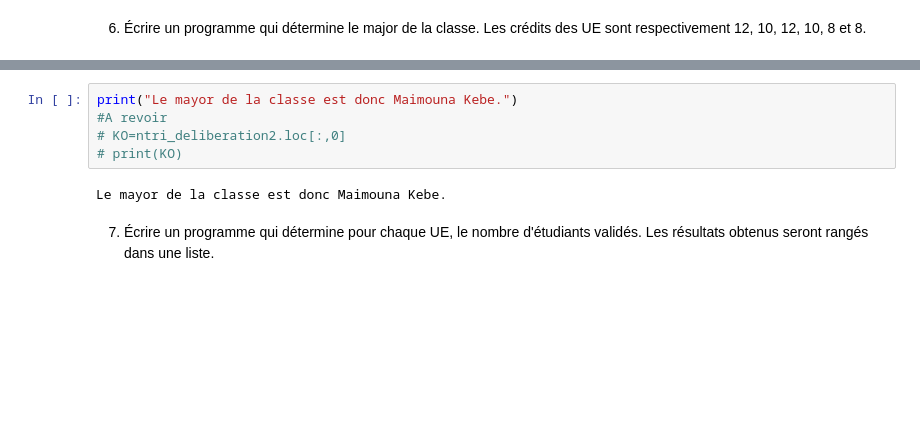
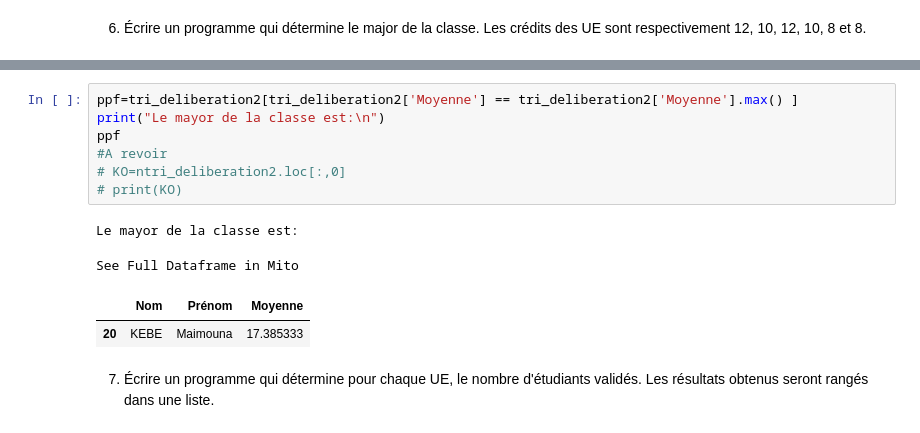
Before and after one commit to Ousoka/Cas_Pratique2, a Jupyter notebook: Cas_Pratique2.ipynb, the cells around one changed output, grey strips where cells are left out. Cells and saved outputs as stored; diff of their text form; blank space fills up the shorter version.

```diff
--- a/Cas_Pratique2.ipynb
+++ b/Cas_Pratique2.ipynb
@@ -279,11 +279,16 @@ See Full Dataframe in Mito
 | 38 | SY | Cheikhou | 0.000000 |
 # %%
-print("Le mayor de la classe est donc Maimouna Kebe.")
+ppf=tri_deliberation2[tri_deliberation2['Moyenne'] == tri_deliberation2['Moyenne'].max() ]
+print("Le mayor de la classe est:\n")
+ppf
 #A revoir
 # KO=ntri_deliberation2.loc[:,0]
 # print(KO)
 # %% [output]
-Le mayor de la classe est donc Maimouna Kebe.
+Le mayor de la classe est:
+See Full Dataframe in Mito
+|  | Nom | Prénom | Moyenne |
+| 20 | KEBE | Maimouna | 17.385333 |
 # %% [markdown]
 7. Écrire un programme qui détermine pour chaque UE, le nombre d'étudiants validés. Les résultats obtenus seront rangés dans une liste.
 # %%
```
Also changed, not shown: parts of 7 cells of this notebook.
